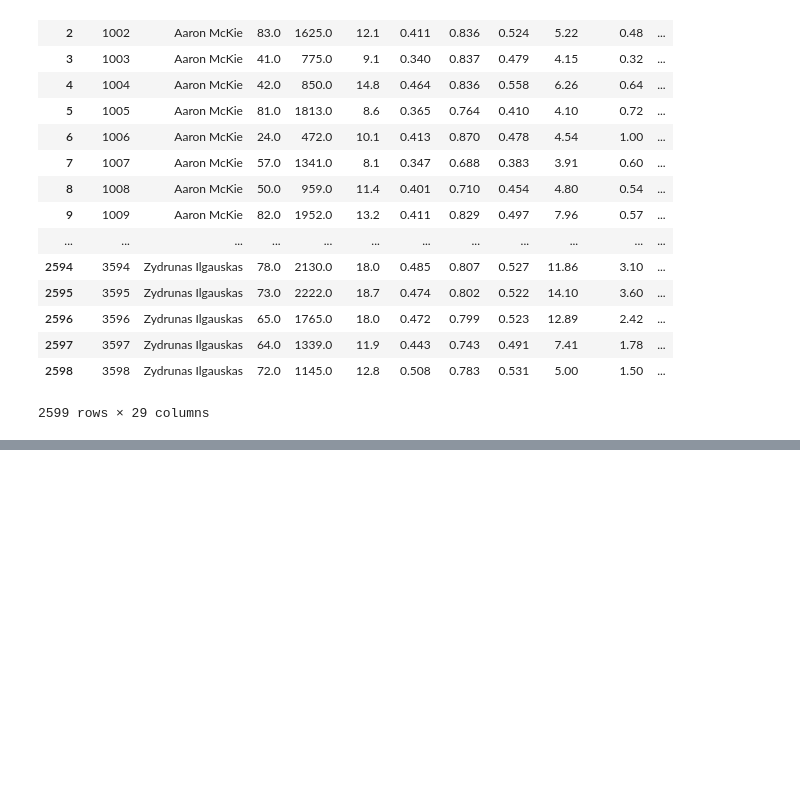
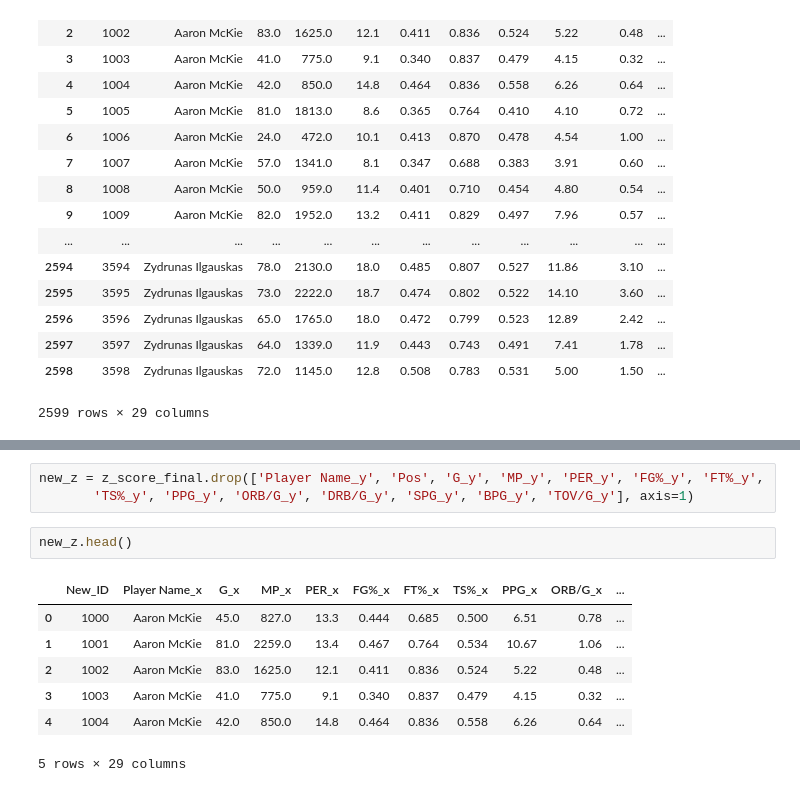
Before and after one commit to ETL-NBA-Project/nba_age_project, a Jupyter notebook: nba_zscores.ipynb, the cells around one changed output, grey strips where cells are left out. Drawn from its saved outputs; the diff is of its cells as text; blank space fills up the shorter version.

```diff
--- a/nba_zscores.ipynb
+++ b/nba_zscores.ipynb
@@ -275,0 +326,13 @@ z_score_final.drop(['Player Name_y', 'Pos', 'G_y', 'MP_y', 'PER_y', 'FG%_y', 'FT
+# %%
+new_z = z_score_final.drop(['Player Name_y', 'Pos', 'G_y', 'MP_y', 'PER_y', 'FG%_y', 'FT%_y',
+       'TS%_y', 'PPG_y', 'ORB/G_y', 'DRB/G_y', 'SPG_y', 'BPG_y', 'TOV/G_y'], axis=1)
+# %%
+new_z.head()
+# %% [output]
+|  | New_ID | Player Name_x | G_x | MP_x | PER_x | FG%_x | FT%_x | TS%_x | PPG_x | ORB/G_x | ... |
+| 0 | 1000 | Aaron McKie | 45.0 | 827.0 | 13.3 | 0.444 | 0.685 | 0.500 | 6.51 | 0.78 | ... |
+| 1 | 1001 | Aaron McKie | 81.0 | 2259.0 | 13.4 | 0.467 | 0.764 | 0.534 | 10.67 | 1.06 | ... |
+| 2 | 1002 | Aaron McKie | 83.0 | 1625.0 | 12.1 | 0.411 | 0.836 | 0.524 | 5.22 | 0.48 | ... |
+| 3 | 1003 | Aaron McKie | 41.0 | 775.0 | 9.1 | 0.340 | 0.837 | 0.479 | 4.15 | 0.32 | ... |
+| 4 | 1004 | Aaron McKie | 42.0 | 850.0 | 14.8 | 0.464 | 0.836 | 0.558 | 6.26 | 0.64 | ... |
+5 rows × 29 columns
```
Also changed, not shown: parts of 5 cells of this notebook.
